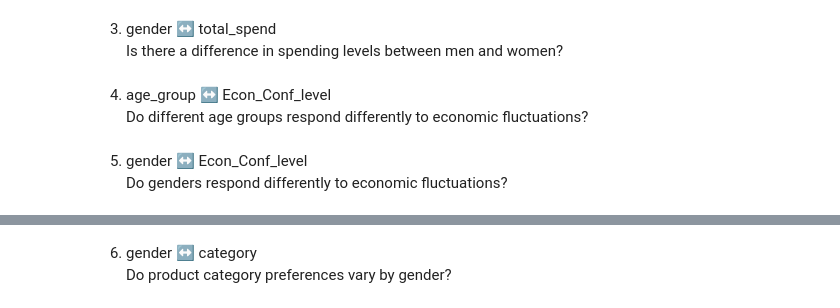
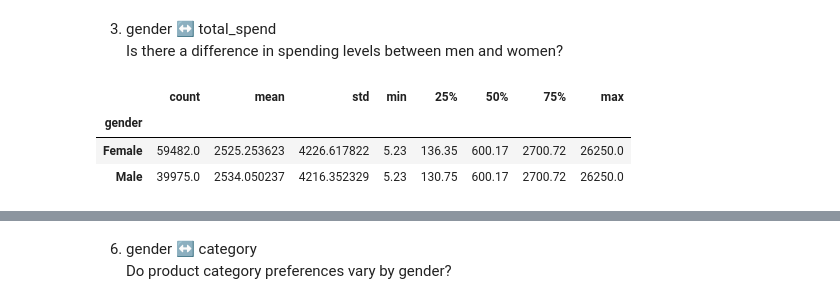
Before and after one commit to ebrarsudedogan/Mining-Retail-Behavior-in-Istanbul-Malls-Using-Consumer-Sentiment-Indices, a Jupyter notebook: data_analysis_daily/dataset_customer_analysis.ipynb, the cells around one changed output, grey strips where cells are left out. Cells and saved outputs as stored; diff of their text form; code cells hidden in the pictures.

```diff
--- a/data_analysis/dataset_customer_analysis.ipynb
+++ b/data_analysis_daily/dataset_customer_analysis.ipynb
@@ -30,9 +127,16 @@ Do younger or older customers shop more frequently?
 # %% [markdown]
 3. gender ↔ total_spend <br>
 Is there a difference in spending levels between men and women?
-# %% [markdown]
-4. age_group ↔ Econ_Conf_level <br>
-Do different age groups respond differently to economic fluctuations?
-# %% [markdown]
-5. gender ↔ Econ_Conf_level <br>
-Do genders respond differently to economic fluctuations?
+# %%
+# 1. Customer-level total spend
+customer_spend = (
+    df.groupby(['customer_id', 'gender'])['total_price']
+      .sum()
+      .reset_index(name='total_spend')
+)
+customer_spend.groupby('gender')['total_spend'].describe()
+# %% [output]
+|  | count | mean | std | min | 25% | 50% | 75% | max |
+| gender |  |  |  |  |  |  |  |  |
+| Female | 59482.0 | 2525.253623 | 4226.617822 | 5.23 | 136.35 | 600.17 | 2700.72 | 26250.0 |
+| Male | 39975.0 | 2534.050237 | 4216.352329 | 5.23 | 130.75 | 600.17 | 2700.72 | 26250.0 |
```
Also changed, not shown: parts of 6 cells of this notebook, 5 other files.
